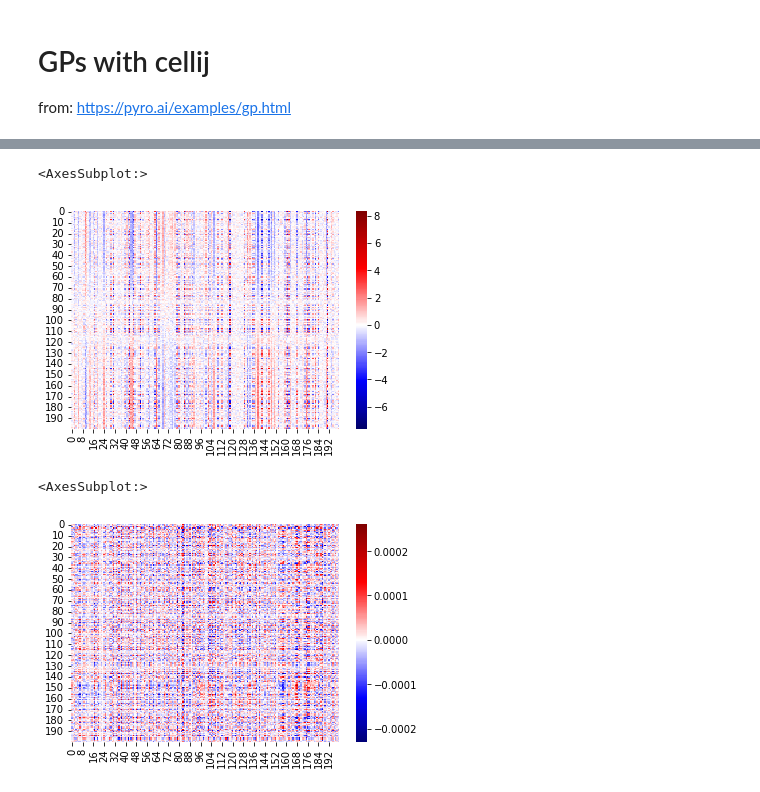
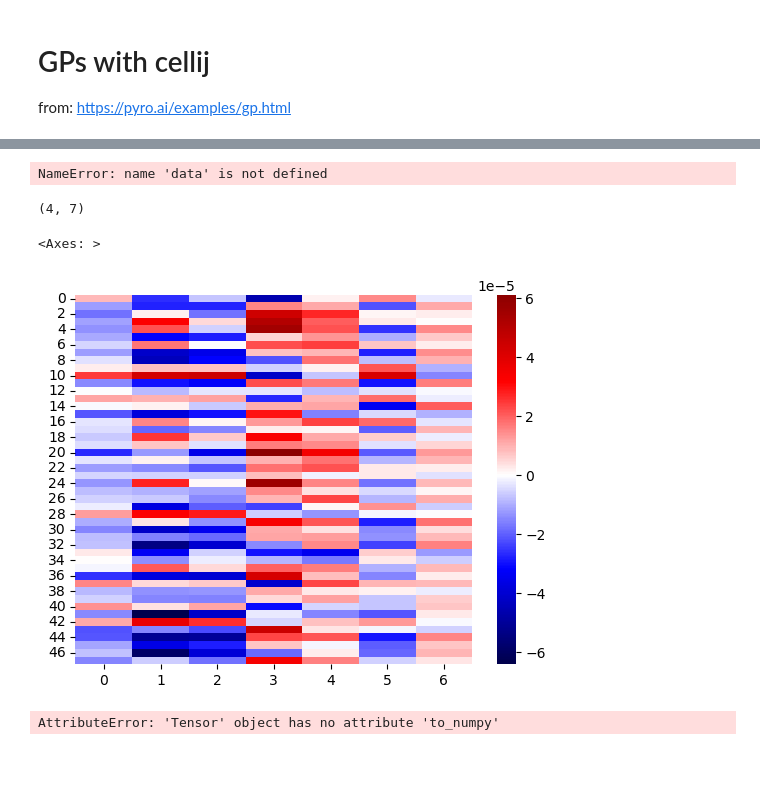
Before and after one commit to bioFAM/cellij, a Jupyter notebook: notebooks/new_gp.ipynb, the cells around one changed output, grey strips where cells are left out. Cells and saved outputs as stored; diff of their text form; code cells hidden in the pictures; blank space fills up the shorter version.

```diff
--- a/notebooks/new_gp.ipynb
+++ b/notebooks/new_gp.ipynb
@@ -240,12 +311,13 @@ dict_keys(['w_loc', 'w_scale', 'gp$$$gp.variational_strategy._variational_distri
 # %%
-sns.heatmap(data.to_numpy(), cmap="seismic", center=0)
+sns.heatmap(data.cpu().detach(), cmap="seismic", center=0)
 # %% [output]
-<AxesSubplot:>
+NameError: name 'data' is not defined
-[figure, removed]
 # %%
-a = pyro.param('gp$$$gp.variational_strategy._variational_distribution.variational_mean').detach().numpy()
-b = pyro.param("w_loc").squeeze().detach().numpy()
-sns.heatmap(b@a, center=0, cmap="seismic")
+z = pyro.param('gp$$$gp.variational_strategy._variational_distribution.variational_mean').cpu().detach().numpy()
+print(f"{z.shape}")
+w = pyro.param("w_loc").squeeze().cpu().detach().numpy()
+sns.heatmap(w@z, center=0, cmap="seismic")
 # %% [output]
-<AxesSubplot:>
+(4, 7)
+<Axes: >
-[figure, old version]
+[figure, new version]
@@ -251,0 +335,4 @@ sns.heatmap(b@a, center=0, cmap="seismic")
+# %%
+time.to_numpy()
+# %% [output]
+AttributeError: 'Tensor' object has no attribute 'to_numpy'
```
Also changed, not shown: parts of 20 cells of this notebook.
